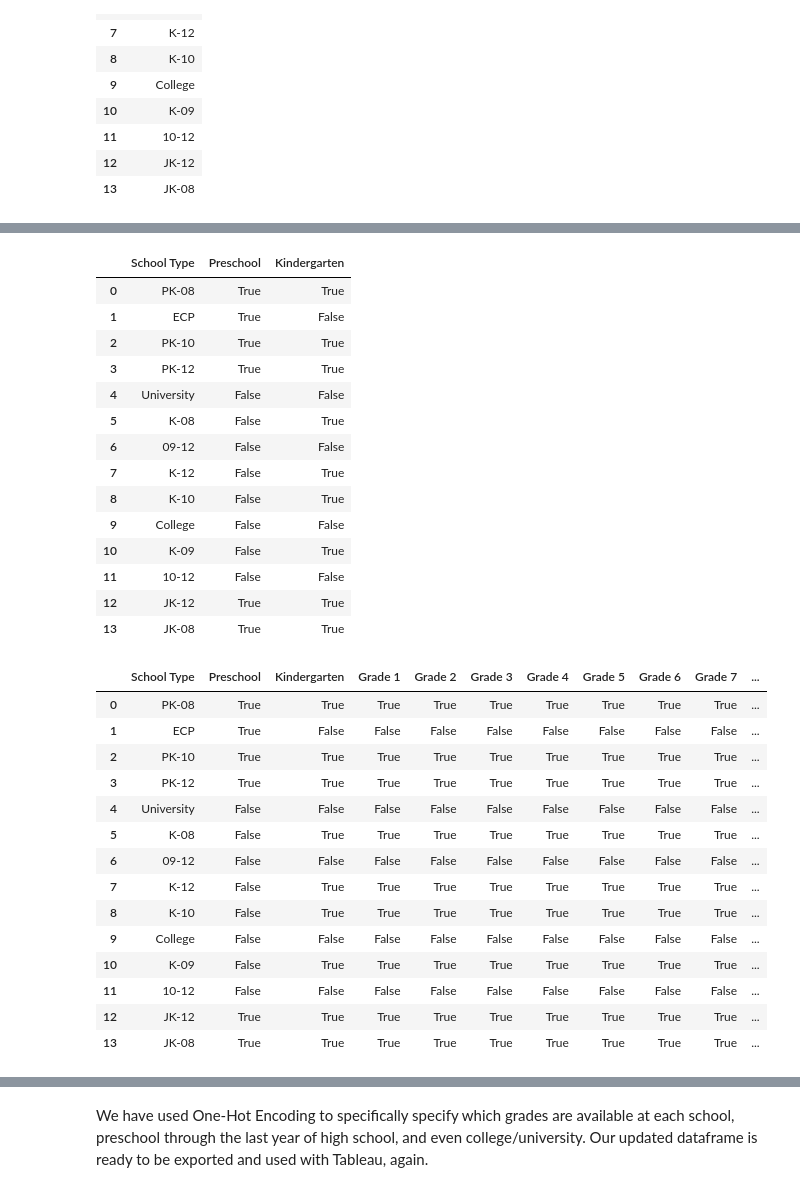
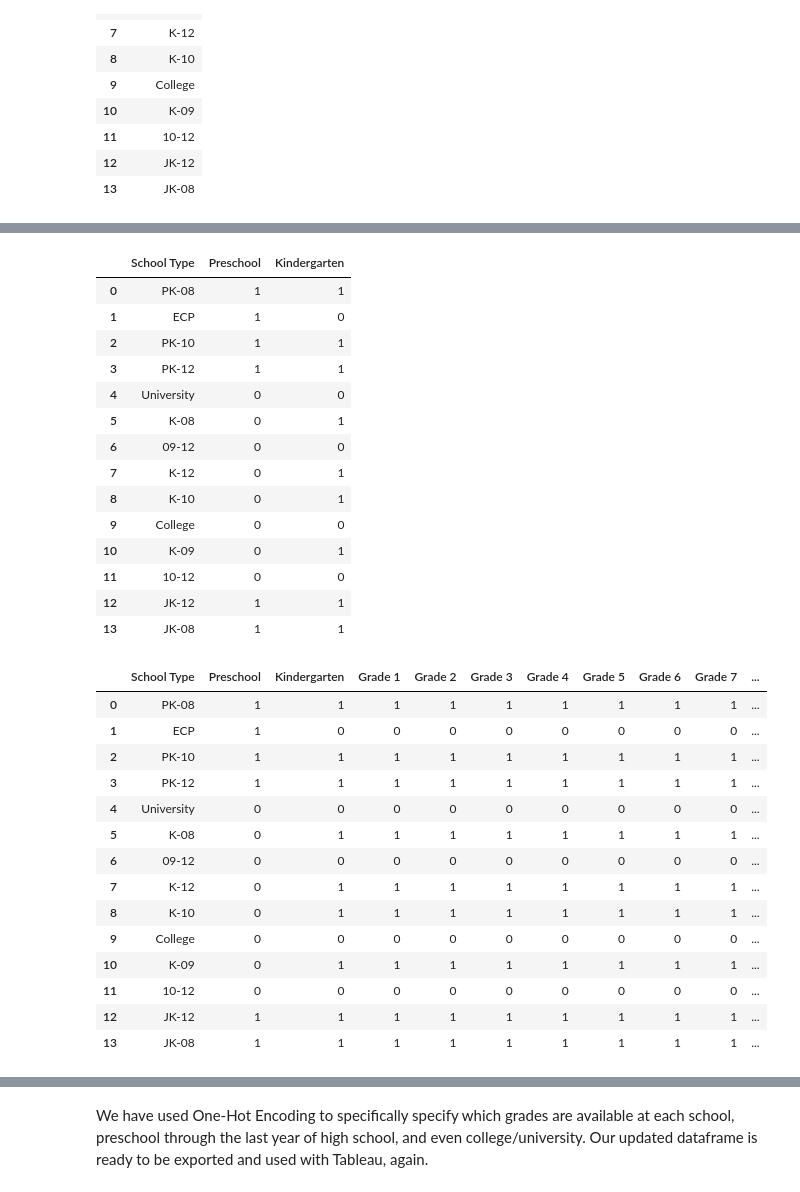
Before and after one commit to whitefreeze/SDANAD-Education, a Jupyter notebook: Scraping.ipynb, the cells around one changed output, grey strips where cells are left out. Saved outputs shown, nothing was run; the diff lists cells and outputs as text; code cells hidden in the pictures.

Commit message:
Updated Grade features from boolean to binary. Also fixed ampersand character display in School Names.

```diff
--- a/Scraping.ipynb
+++ b/Scraping.ipynb
@@ -387,7 +396,7 @@ dfx.head(1)
 ## Reorder the Columns
 # %%
 # Create a list that will hold the names of each column, in the new desired order.
-new_order = ["School Name", "Full Address", "Street Address", "Street Number", "Street", "City", "County", "State", "Zip (5-digit)", "Zip (full)", "Country", "School Type", "Website", "Description", "Latitude", "Longitude"]
+new_order = ["School Name", "Full Address", "Street Address", "Street Number", "Street", "City", "County", "State/Province", "Zip (5-digit)", "Zip (full)", "Country", "School Type", "Website", "Description", "Latitude", "Longitude"]
 
 # Rearrange the order of columns using .reindex()
 dfx = dfx.reindex(columns=new_order)
@@ -512,0 +536,3 @@ Name: School Type, dtype: int64
+# %%
+# Replace all instances of "&amp;" with an actual ampersand (&).
+dfx['School Name'] = dfx['School Name'].str.replace('&amp;', '&')
@@ -542,8 +578,8 @@ print_grade_cols()
 # Name new column and values to match
 grade_level = ['Preschool', 'J', 'P']
 
-# Create new column Preschool with value True in all School Types with a "J" or "P".
-dfx[grade_level[0]] = dfx['School Type'].str.contains('|'.join(grade_level))
+# Create new column Preschool with value True (represented by the integer 1) in all School Types with a "J" or "P".
+dfx[grade_level[0]] = dfx['School Type'].str.contains('|'.join(grade_level)).astype(int)
 
 print_grade_cols()
 # %% [output]
@@ -568,25 +604,25 @@ print_grade_cols()
 grade_level = ('Kindergarten', 'K')
 
 # Create new column Kindergarten with value True in all School Types with a "K".
-dfx[grade_level[0]] = dfx['School Type'].str.contains(grade_level[1])
+dfx[grade_level[0]] = dfx['School Type'].str.contains(grade_level[1]).astype(int)
 
 print_grade_cols()
 # %% [output]
 |  | School Type | Preschool | Kindergarten |
-| 0 | PK-08 | True | True |
-| 1 | ECP | True | False |
-| 2 | PK-10 | True | True |
-| 3 | PK-12 | True | True |
-| 4 | University | False | False |
-| 5 | K-08 | False | True |
-| 6 | 09-12 | False | False |
-| 7 | K-12 | False | True |
-| 8 | K-10 | False | True |
-| 9 | College | False | False |
-| 10 | K-09 | False | True |
-| 11 | 10-12 | False | False |
-| 12 | JK-12 | True | True |
-| 13 | JK-08 | True | True |
+| 0 | PK-08 | 1 | 1 |
+| 1 | ECP | 1 | 0 |
+| 2 | PK-10 | 1 | 1 |
+| 3 | PK-12 | 1 | 1 |
+| 4 | University | 0 | 0 |
+| 5 | K-08 | 0 | 1 |
+| 6 | 09-12 | 0 | 0 |
+| 7 | K-12 | 0 | 1 |
+| 8 | K-10 | 0 | 1 |
+| 9 | College | 0 | 0 |
+| 10 | K-09 | 0 | 1 |
+| 11 | 10-12 | 0 | 0 |
+| 12 | JK-12 | 1 | 1 |
+| 13 | JK-08 | 1 | 1 |
 # %%
 # Grade boolean columns
 # Extract all two-digit numbers from 'School Type'/grades column
@@ -595,7 +631,7 @@ grades_extracted = dfx['School Type'].str.findall(r'\b\d{2}\b')
 
 # Initialize columns for each grade from 1 to 12
 for grade in range(1, 13):
-    dfx[f'Grade {grade}'] = False
+    dfx[f'Grade {grade}'] = 0
 
 
 # Loop over each row and update the grade columns
@@ -604,51 +640,51 @@ for idx, grades_list in grades_extracted.items():
 
     # Case: there is a range between two numbered grades (i.e. 9-12)
     if len(grades_list) == 2:
 
         # Set lowest and highest grades in School Type range
         lowest_grade = grades_list[0]
         highest_grade = grades_list[1]
 
         # Drop lead zeros from lowest/highest grade
         lowest_grade = drop_lead_zero(lowest_grade)
         highest_grade = drop_lead_zero(highest_grade)
 
-        # Select columns from Grade x to Grade y and all columns in between, inclusively; then set values to True
-        dfx.loc[idx, f'Grade {lowest_grade}':f'Grade {highest_grade}'] = True
+        # Select columns from Grade x to Grade y and all columns in between, inclusively; then set values to 1 for True
+        dfx.loc[idx, f'Grade {lowest_grade}':f'Grade {highest_grade}'] = 1
 
         continue # Skip to the next iteration without executing the rest of the loop
 
 
     # Case: there is a range from before Grade 1 to a higher Grade y (i.e. K-12)
     if len(grades_list) == 1:
 
         # Set lowest and highest grades in School Type range
         lowest_grade = '1'
         highest_grade = grades_list[0]
 
         # Drop lead zeros from highest grade
         highest_grade = drop_lead_zero(highest_grade)
 
-        # Select columns from Grade x to Grade y and all columns in between, inclusively; then set values to True
-        dfx.loc[idx, f'Grade {lowest_grade}':f'Grade {highest_grade}'] = True
+        # Select columns from Grade x to Grade y and all columns in between, inclusively; then set values to 1 for True
+        dfx.loc[idx, f'Grade {lowest_grade}':f'Grade {highest_grade}'] = 1
 
 print_grade_cols()
 # %% [output]
 |  | School Type | Preschool | Kindergarten | Grade 1 | Grade 2 | Grade 3 | Grade 4 | Grade 5 | Grade 6 | Grade 7 | ... |
-| 0 | PK-08 | True | True | True | True | True | True | True | True | True | ... |
-| 1 | ECP | True | False | False | False | False | False | False | False | False | ... |
-| 2 | PK-10 | True | True | True | True | True | True | True | True | True | ... |
-| 3 | PK-12 | True | True | True | True | True | True | True | True | True | ... |
-| 4 | University | False | False | False | False | False | False | False | False | False | ... |
-| 5 | K-08 | False | True | True | True | True | True | True | True | True | ... |
-| 6 | 09-12 | False | False | False | False | False | False | False | False | False | ... |
-| 7 | K-12 | False | True | True | True | True | True | True | True | True | ... |
-| 8 | K-10 | False | True | True | True | True | True | True | True | True | ... |
-| 9 | College | False | False | False | False | False | False | False | False | False | ... |
-| 10 | K-09 | False | True | True | True | True | True | True | True | True | ... |
-| 11 | 10-12 | False | False | False | False | False | False | False | False | False | ... |
-| 12 | JK-12 | True | True | True | True | True | True | True | True | True | ... |
-| 13 | JK-08 | True | True | True | True | True | True | True | True | True | ... |
+| 0 | PK-08 | 1 | 1 | 1 | 1 | 1 | 1 | 1 | 1 | 1 | ... |
+| 1 | ECP | 1 | 0 | 0 | 0 | 0 | 0 | 0 | 0 | 0 | ... |
+| 2 | PK-10 | 1 | 1 | 1 | 1 | 1 | 1 | 1 | 1 | 1 | ... |
+| 3 | PK-12 | 1 | 1 | 1 | 1 | 1 | 1 | 1 | 1 | 1 | ... |
+| 4 | University | 0 | 0 | 0 | 0 | 0 | 0 | 0 | 0 | 0 | ... |
+| 5 | K-08 | 0 | 1 | 1 | 1 | 1 | 1 | 1 | 1 | 1 | ... |
+| 6 | 09-12 | 0 | 0 | 0 | 0 | 0 | 0 | 0 | 0 | 0 | ... |
+| 7 | K-12 | 0 | 1 | 1 | 1 | 1 | 1 | 1 | 1 | 1 | ... |
+| 8 | K-10 | 0 | 1 | 1 | 1 | 1 | 1 | 1 | 1 | 1 | ... |
+| 9 | College | 0 | 0 | 0 | 0 | 0 | 0 | 0 | 0 | 0 | ... |
+| 10 | K-09 | 0 | 1 | 1 | 1 | 1 | 1 | 1 | 1 | 1 | ... |
+| 11 | 10-12 | 0 | 0 | 0 | 0 | 0 | 0 | 0 | 0 | 0 | ... |
+| 12 | JK-12 | 1 | 1 | 1 | 1 | 1 | 1 | 1 | 1 | 1 | ... |
+| 13 | JK-08 | 1 | 1 | 1 | 1 | 1 | 1 | 1 | 1 | 1 | ... |
 # %%
 # Post-Secondary boolean column
 # Name new column and value to match
```
Also changed, not shown: parts of 16 cells of this notebook, 1 other file.
